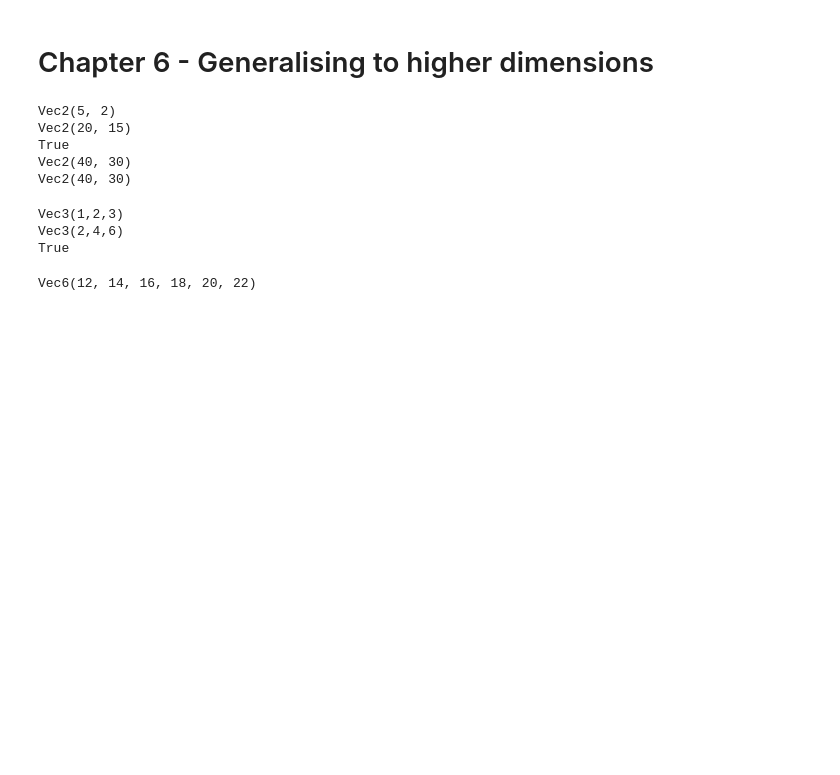
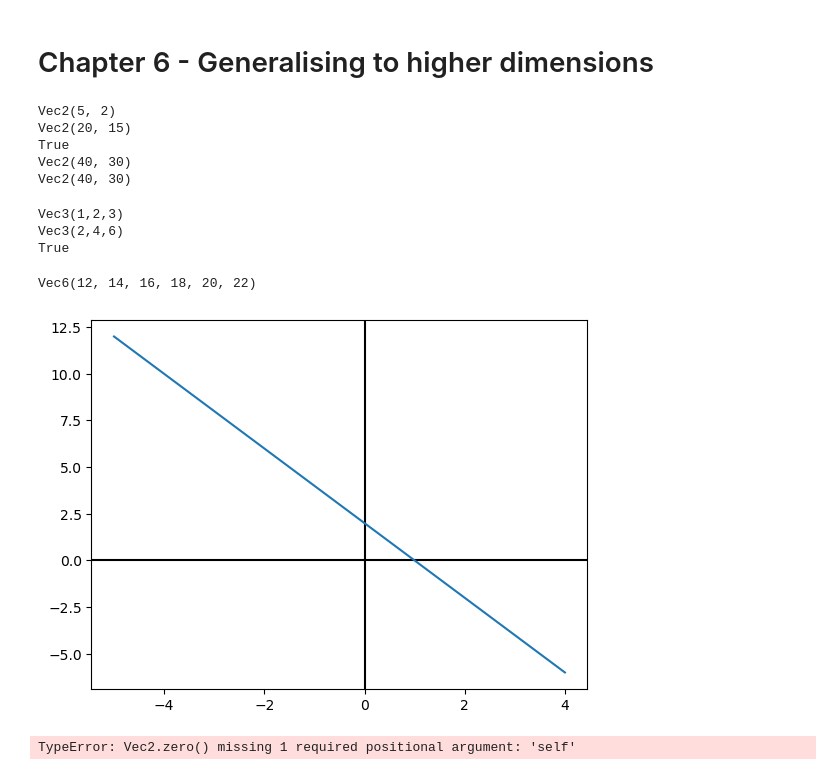
Before and after one commit to quinnphil/math-for-programmers, a Jupyter notebook: C06/C06 - Generalising to Higher Dimensions.ipynb, the cells around one changed output. Saved outputs shown, nothing was run; the diff lists cells and outputs as text; code cells hidden in the pictures; blank space fills up the shorter version.

```diff
--- a/C06/C06 - Generalising to Higher Dimensions.ipynb
+++ b/C06/C06 - Generalising to Higher Dimensions.ipynb
@@ -78,7 +80,7 @@ Vec3(1,2,3)
 Vec3(2,4,6)
 True
 # %%
-from abc import ABCMeta, abstractmethod
+from abc import ABCMeta, abstractmethod, abstractproperty
 
 class Vector(metaclass=ABCMeta):
     @abstractmethod
@@ -91,7 +93,7 @@ class Vector(metaclass=ABCMeta):
 
     @classmethod
     @abstractproperty
-    def zero():
+    def zero(cls):
         pass
 
     def __neg__(self):
@@ -268,3 +270,36 @@ class CarForSale(Vector):
     @classmethod
     def zero(cls):
         return CarForSale(0, 0, 0, CarForSale.retrieved_date)
+# %%
+class LinearFunction(Vector):
+    def __init__(self, a, b):
+        self.a = a
+        self.b = b
+
+    def add(self, v):
+        return LinearFunction(self.a + v.a, self.b + v.b)
+    def scale(self, scalar):
+        return LinearFunction(scalar * self.a, scalar * self.b)
+    def __call__(self, input):
+        return self.x * input + self.y
+    @classmethod
+    def zero(cls):
+        return LinearFunction(0,0,)
+# %%
+# plotting utility function for functions in this chapter
+import numpy as np
+import matplotlib.pyplot as plt
+from math import sin
+
+def plot(fs, xmin, xmax):
+    xs = np.linspace(xmin,xmax,100)
+    fig, ax = plt.subplots()
+    ax.axhline(y=0, color='k')
+    ax.axvline(x=0, color='k')
+    for f in fs:
+        ys = [f(x) for x in xs]
+        plt.plot(xs,ys)
+
+plot([LinearFunction(-2,2)], -5,4)
+# %% [output]
+[figure, added]
@@ -270,0 +314,19 @@ class CarForSale(Vector):
+# %%
+def test(zero, eq, a, b, u, v, w):
+    assert eq(u + v, v + u)
+    assert eq(u + (v + w), (u + v) + w)
+    assert eq(a * (b * v), (a * b) * v)
+    assert eq(1 * v, v)
+    assert eq((a + b) * v, a * v + b * v)
+    assert eq(a * v + a * w, a * (v + w))
+    #new tests
+    assert eq(zero + v, v)
+    assert eq(0 * v, zero)
+    assert eq(-v + v, zero)
+
+for i in range(0,100):
+    a,b = random_scalar(), random_scalar()
+    u,v,w = random_vec2(), random_vec2(), random_vec2()
+    test(Vec2.zero(), approx_equal_vec2, a,b,u,v,w)
+# %% [output]
+TypeError: Vec2.zero() missing 1 required positional argument: 'self'
```
Also changed, not shown: parts of 4 cells of this notebook.
